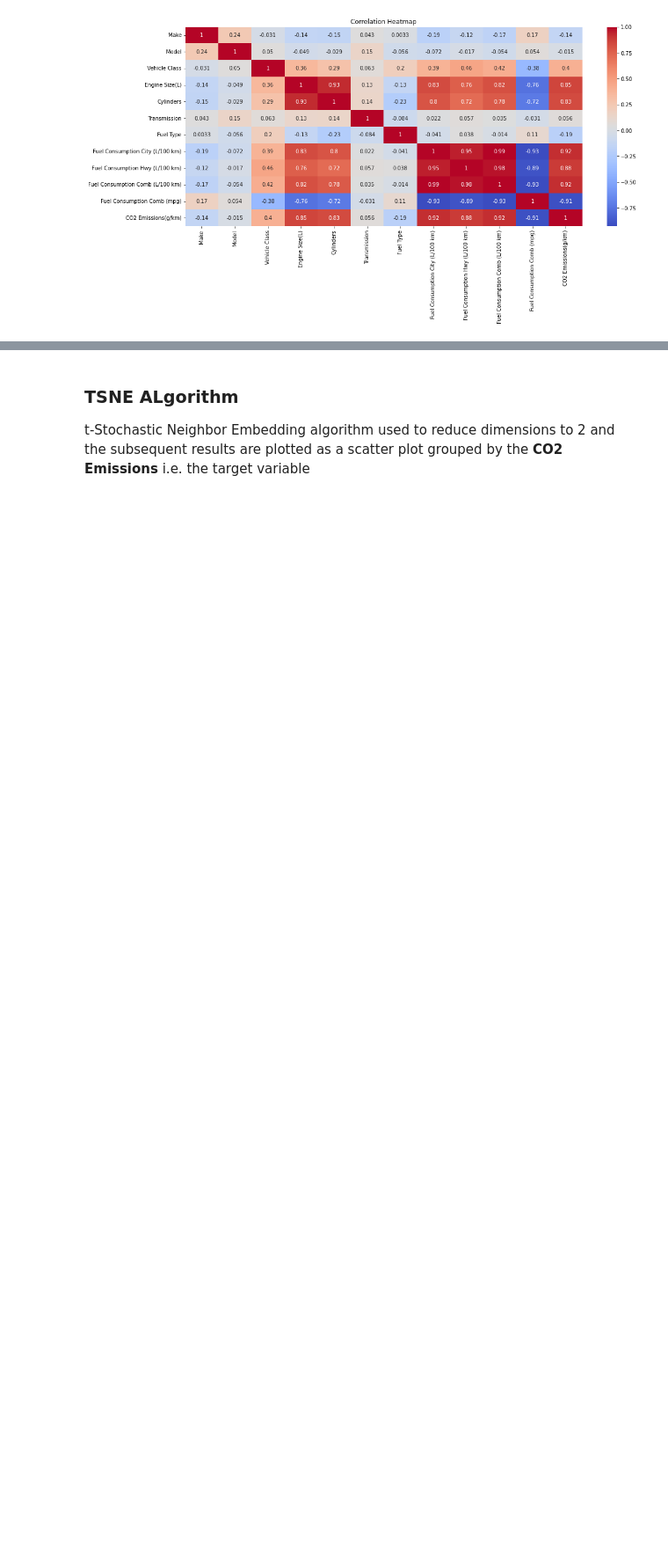
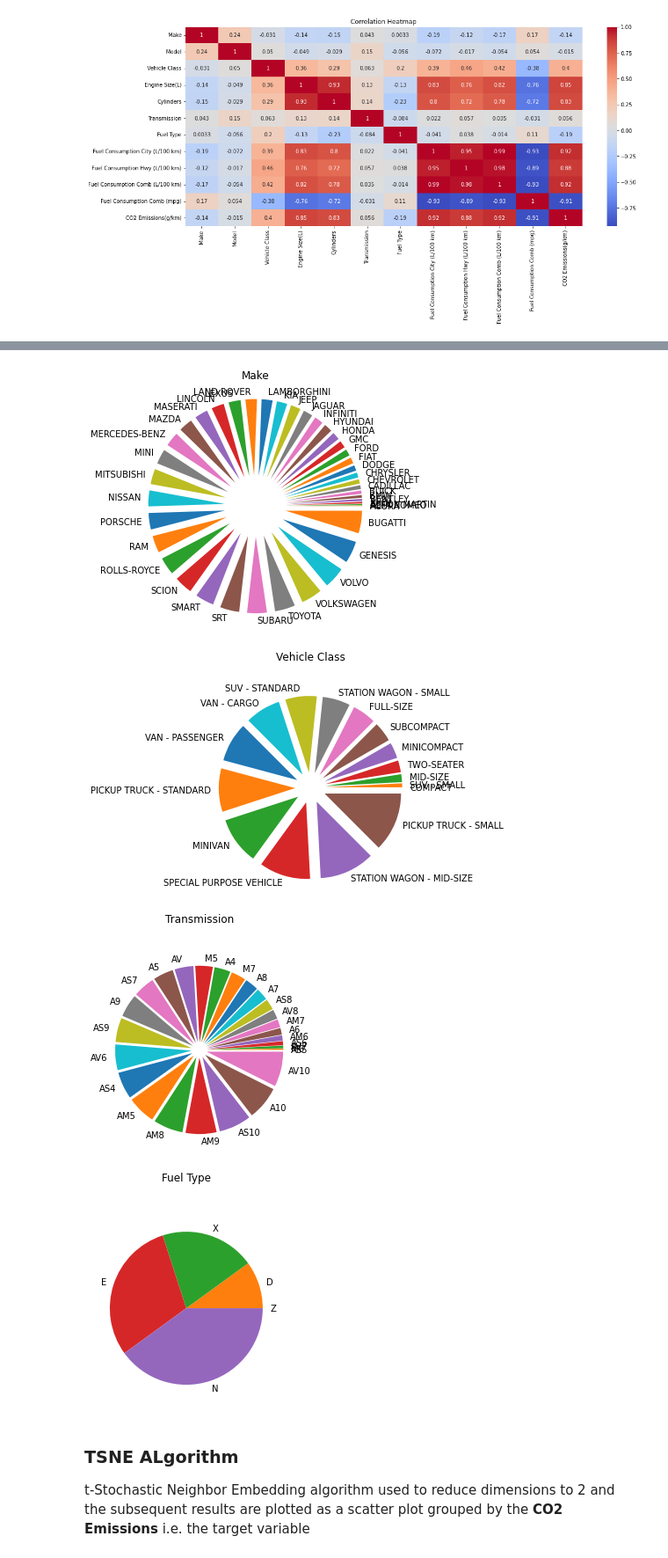
Before and after one commit to latentghost/ML-Assignments, a Jupyter notebook: Assignment1/C/C.ipynb, the cells around one changed output, grey strips where cells are left out. Shown at 88% size. Drawn from its saved outputs; the diff is of its cells as text; code cells hidden in the pictures; blank space fills up the shorter version.

```diff
--- a/Assignment1/C/C.ipynb
+++ b/Assignment1/C/C.ipynb
@@ -134,3 +138,22 @@ plt.show()
+# %%
+for i,col in enumerate(cat):
+    if col=='Model':
+        continue
+
+    explode = ([0.1*(len(cat)-1-i)]*data_enc[col].unique().size)
+    wedges,_ = plt.pie(
+        x=data_enc[col].unique(),
+        data=data_enc[col],
+        labels=data[col].unique(),
+        explode=explode
+    )
+    plt.title(col+"\n"+"\n")
+    plt.show()
+# %% [output]
+[figure, added]
+[figure, added]
+[figure, added]
+[figure, added]
 # %% [markdown]
 ### TSNE ALgorithm
 
```
Also changed, not shown: parts of 1 cell of this notebook, 12 other files.
